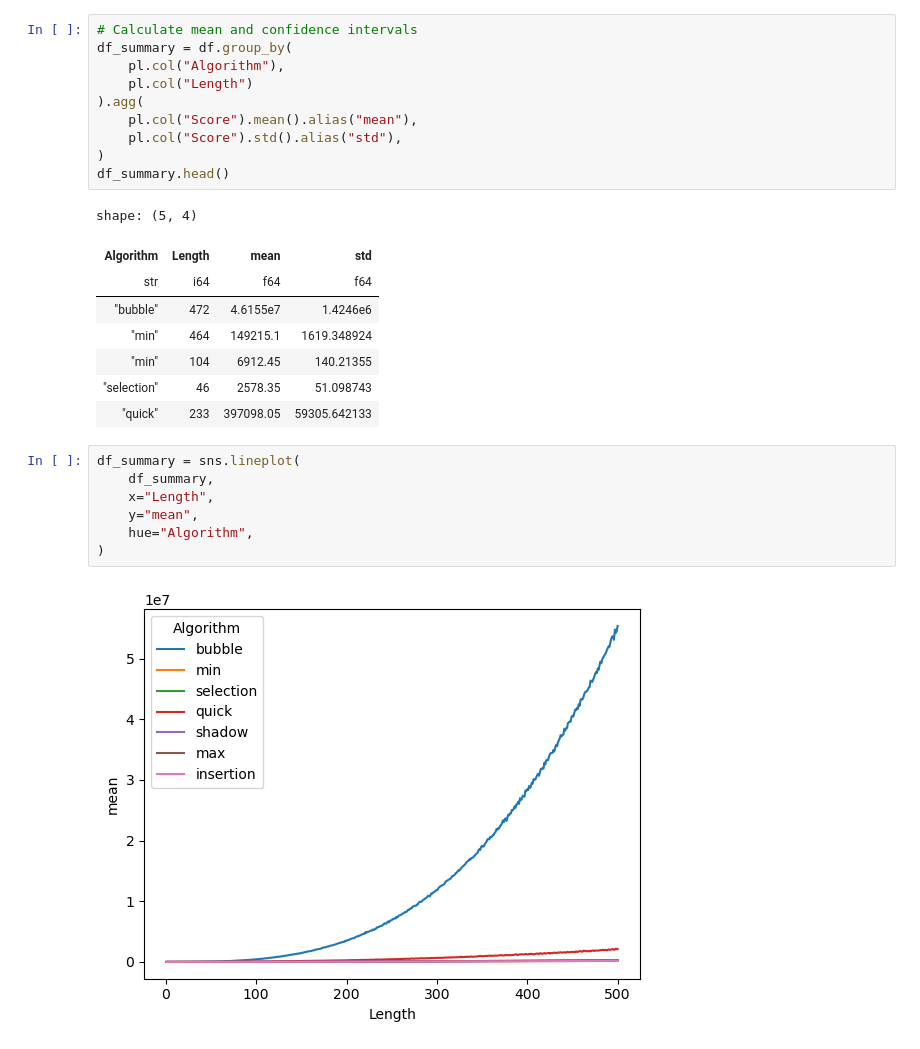
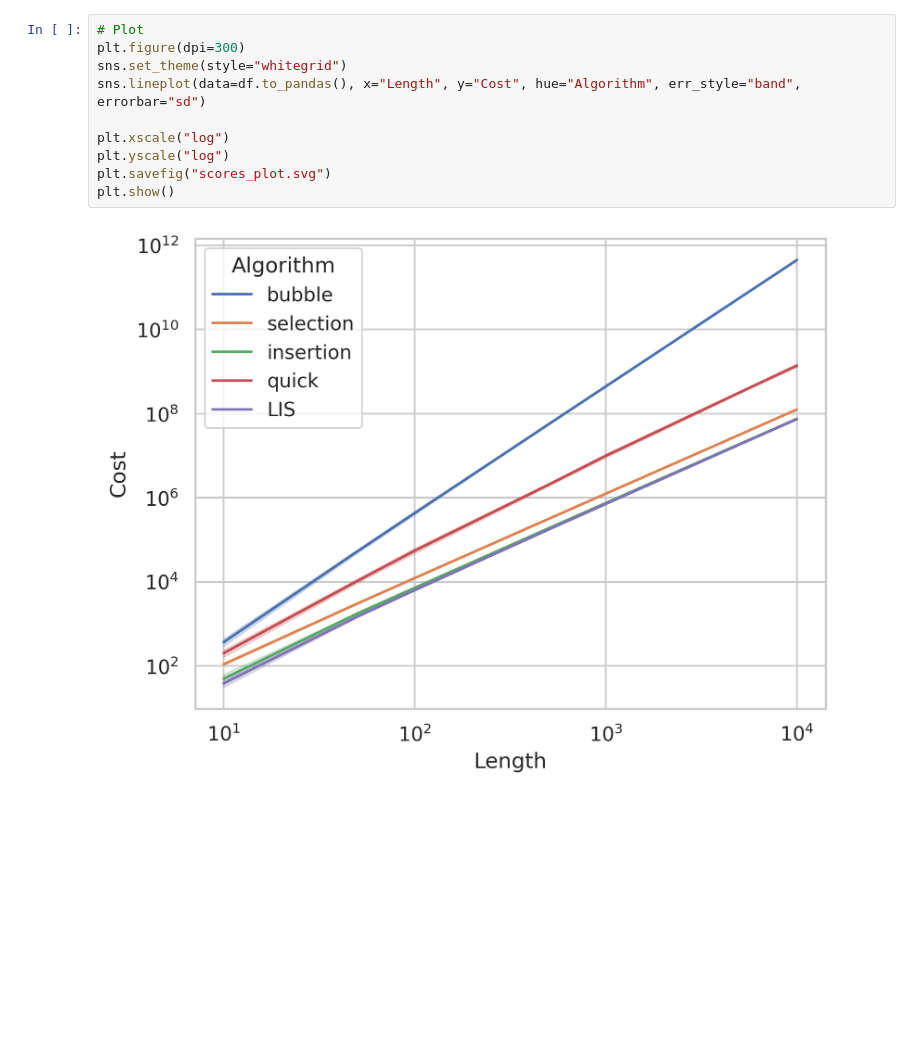
Before and after one commit to AbhijeetKrishnan/variable-swap-cost-sorting, a Jupyter notebook: analysis.ipynb, the cells around one changed output. Cells and saved outputs as stored; diff of their text form; blank space fills up the shorter version.

Commit message:
Finalize analysis and plot

```diff
--- a/analysis.ipynb
+++ b/analysis.ipynb
@@ -16,28 +17,12 @@ shape: (5, 4)
-# %%
-# Calculate mean and confidence intervals
-df_summary = df.group_by(
-    pl.col("Algorithm"),
-    pl.col("Length")
-).agg(
-    pl.col("Score").mean().alias("mean"),
-    pl.col("Score").std().alias("std"),
-)
-df_summary.head()
-# %% [output]
-shape: (5, 4)
-| Algorithm | Length | mean | std |
-| str | i64 | f64 | f64 |
-| "bubble" | 472 | 4.6155e7 | 1.4246e6 |
-| "min" | 464 | 149215.1 | 1619.348924 |
-| "min" | 104 | 6912.45 | 140.21355 |
-| "selection" | 46 | 2578.35 | 51.098743 |
-| "quick" | 233 | 397098.05 | 59305.642133 |
-# %%
-df_summary = sns.lineplot(
-    df_summary,
-    x="Length",
-    y="mean",
-    hue="Algorithm",
-)
-# %% [output]
-[figure, removed]
+# %%
+# Plot
+plt.figure(dpi=300)
+sns.set_theme(style="whitegrid")
+sns.lineplot(data=df.to_pandas(), x="Length", y="Cost", hue="Algorithm", err_style="band", errorbar="sd")
+
+plt.xscale("log")
+plt.yscale("log")
+plt.savefig("scores_plot.svg")
+plt.show()
+# %% [output]
+[figure, added]
```
Also changed, not shown: parts of 2 cells of this notebook, 2 other files.
